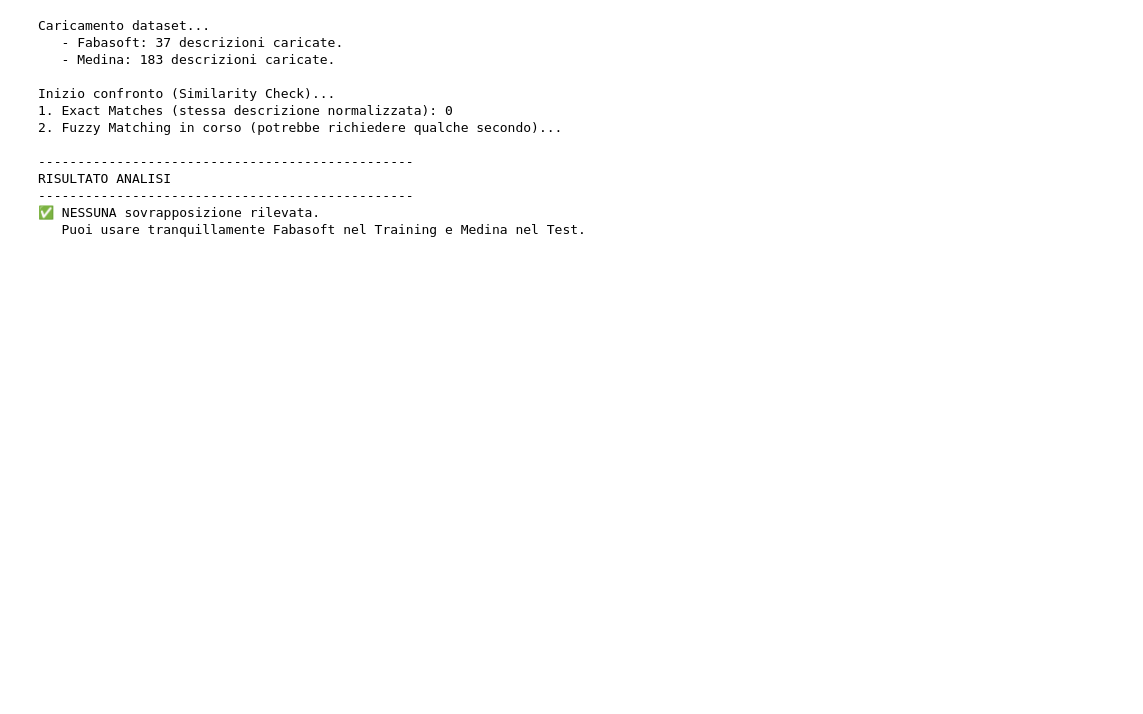
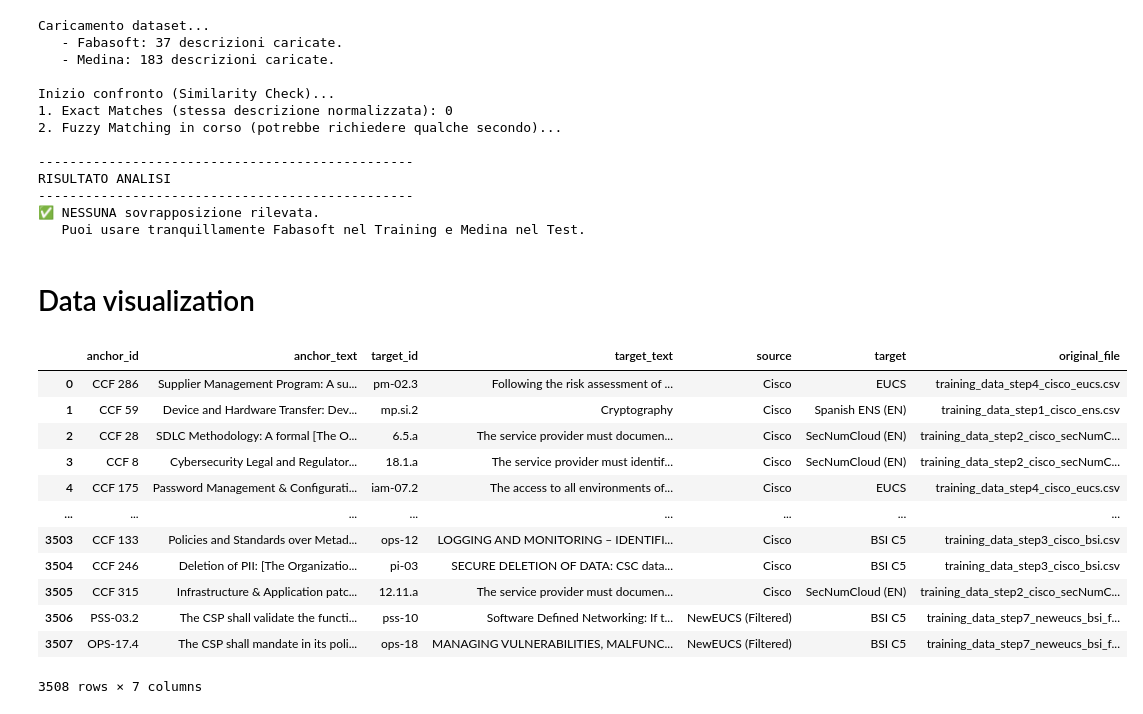
Before and after one commit to bianchi-john/ControlsMetrics, a Jupyter notebook: 3 - generateTrainAndTestData.ipynb, the cells around one changed output. Saved outputs shown, nothing was run; the diff lists cells and outputs as text; code cells hidden in the pictures; blank space fills up the shorter version.

```diff
--- a/3 - generateTrainAndTestData.ipynb
+++ b/3 - generateTrainAndTestData.ipynb
@@ -1582,3 +1582,27 @@ RISULTATO ANALISI
 ------------------------------------------------
 ✅ NESSUNA sovrapposizione rilevata.
    Puoi usare tranquillamente Fabasoft nel Training e Medina nel Test.
+# %% [markdown]
+# Data visualization
+# %%
+import pandas as pd
+
+train = pd.read_csv("TrainAndTestData/trainingData/MASTER_TRAINING_DATA.csv")
+test1 = pd.read_csv("TrainAndTestData/testData/test_set_1_medina_oldeucs.csv")
+test2 = pd.read_csv("TrainAndTestData/testData/test_set_2_oldeucs_bsi.csv")
+
+train
+# %% [output]
+|  | anchor_id | anchor_text | target_id | target_text | source | target | original_file |
+| 0 | CCF 286 | Supplier Management Program: A su... | pm-02.3 | Following the risk assessment of ... | Cisco | EUCS | training_data_step4_cisco_eucs.csv |
+| 1 | CCF 59 | Device and Hardware Transfer: Dev... | mp.si.2 | Cryptography | Cisco | Spanish ENS (EN) | training_data_step1_cisco_ens.csv |
+| 2 | CCF 28 | SDLC Methodology: A formal [The O... | 6.5.a | The service provider must documen... | Cisco | SecNumCloud (EN) | training_data_step2_cisco_secNumC... |
+| 3 | CCF 8 | Cybersecurity Legal and Regulator... | 18.1.a | The service provider must identif... | Cisco | SecNumCloud (EN) | training_data_step2_cisco_secNumC... |
+| 4 | CCF 175 | Password Management & Configurati... | iam-07.2 | The access to all environments of... | Cisco | EUCS | training_data_step4_cisco_eucs.csv |
+| ... | ... | ... | ... | ... | ... | ... | ... |
+| 3503 | CCF 133 | Policies and Standards over Metad... | ops-12 | LOGGING AND MONITORING – IDENTIFI... | Cisco | BSI C5 | training_data_step3_cisco_bsi.csv |
+| 3504 | CCF 246 | Deletion of PII: [The Organizatio... | pi-03 | SECURE DELETION OF DATA: CSC data... | Cisco | BSI C5 | training_data_step3_cisco_bsi.csv |
+| 3505 | CCF 315 | Infrastructure & Application patc... | 12.11.a | The service provider must documen... | Cisco | SecNumCloud (EN) | training_data_step2_cisco_secNumC... |
+| 3506 | PSS-03.2 | The CSP shall validate the functi... | pss-10 | Software Defined Networking: If t... | NewEUCS (Filtered) | BSI C5 | training_data_step7_neweucs_bsi_f... |
+| 3507 | OPS-17.4 | The CSP shall mandate in its poli... | ops-18 | MANAGING VULNERABILITIES, MALFUNC... | NewEUCS (Filtered) | BSI C5 | training_data_step7_neweucs_bsi_f... |
+3508 rows × 7 columns
```
Also changed, not shown: parts of 8 cells of this notebook, 9 other files.
